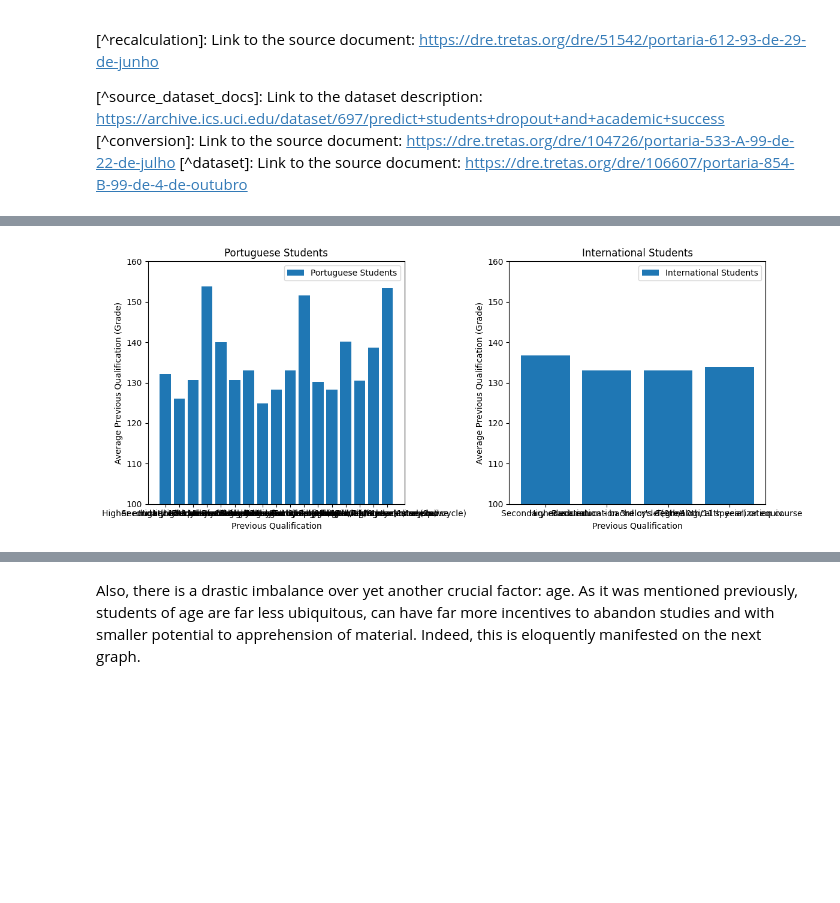
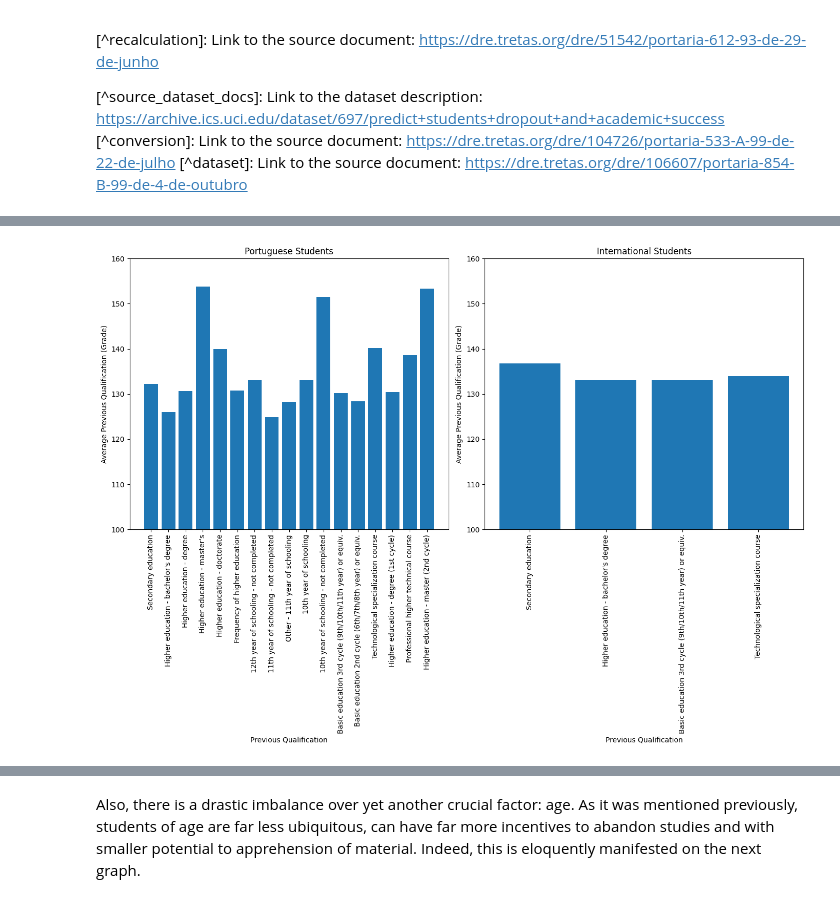
Before and after one commit to atdiausx2/albudurarrtu, a Jupyter notebook: report_AzadhdhinNedalYunisAlFraijat.ipynb, the cells around one changed output, grey strips where cells are left out. Drawn from its saved outputs; the diff is of its cells as text; code cells hidden in the pictures; blank space fills up the shorter version.

```diff
--- a/report_AzadhdhinNedalYunisAlFraijat.ipynb
+++ b/report_AzadhdhinNedalYunisAlFraijat.ipynb
@@ -271,10 +274,14 @@ avg_international_qualification.index =avg_international_qualification.index.map
 
 avg_portuguese_qualification.index = avg_portuguese_qualification.index.map(lambda x: categorical_columns_mapping['Previous qualification'][str(x)])
 # %%
+#| fig-cap: Relative graduation points for students with different education backgrounds
+#| label: fig-education
+
+
 
 
 # Create subplots
-fig, axes = plt.subplots(1, 2, figsize=(12, 5))
+fig, axes = plt.subplots(1, 2, figsize=(14, 10))
 # axes.set_ylim(100, 160)
 ymin = 100
 ymax = 160
@@ -283,32 +290,37 @@ axes[0].bar(avg_portuguese_qualification.index,
              avg_portuguese_qualification,
              label='Portuguese Students'
 
             #  marker='o'
              )
+
+# ticks = np.arange(1, len(avg_international_qualification), 2)
+# print(ticks)
 axes[0].set_title('Portuguese Students')
 axes[0].set_xlabel('Previous Qualification')
 
 axes[0].set_ylabel('Average Previous Qualification (Grade)')
 # axes[0].legend()
 axes[0].set_ylim(ymin, ymax)
+axes[0].set_xticklabels( avg_portuguese_qualification.index, rotation = 'vertical')
 
 # Plot for International Students
 axes[1].bar(avg_international_qualification.index,
             avg_international_qualification,
             label='International Students'
             #   marker='o'
               )
 axes[1].set_title('International Students')
-axes[1].set_xlabel('Previous Qualification')
+axes[1].set_xlabel('Previous Qualification', rotation = 'horizontal')
 axes[1].set_ylabel('Average Previous Qualification (Grade)')
 # axes[1].legend()
 axes[1].set_ylim(ymin, ymax)
+axes[1].set_xticklabels( avg_international_qualification.index,rotation = 'vertical')
 
 # qualification_mapping
 
 
 # Adjust layout
 plt.tight_layout()
 plt.show()
 # %% [output]
-[figure, old version]
+[figure, new version]
```
Also changed, not shown: parts of 31 cells of this notebook, 16 other files.
